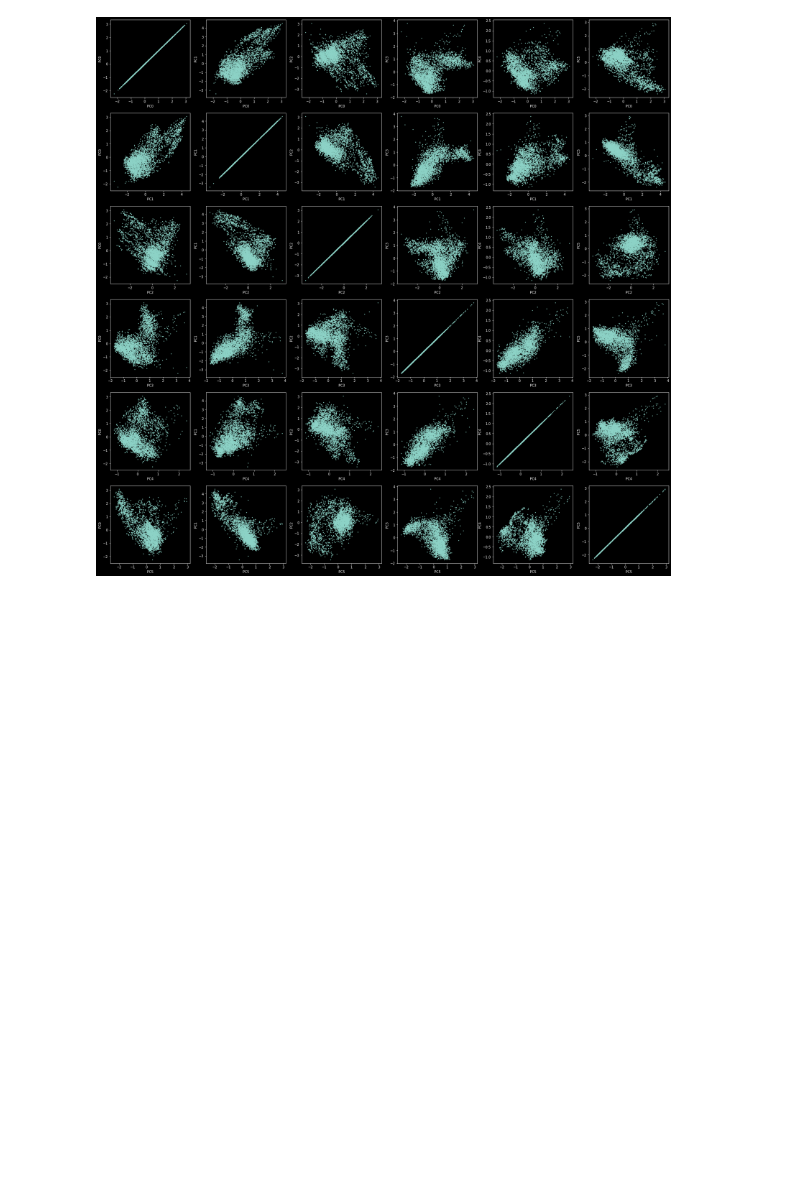
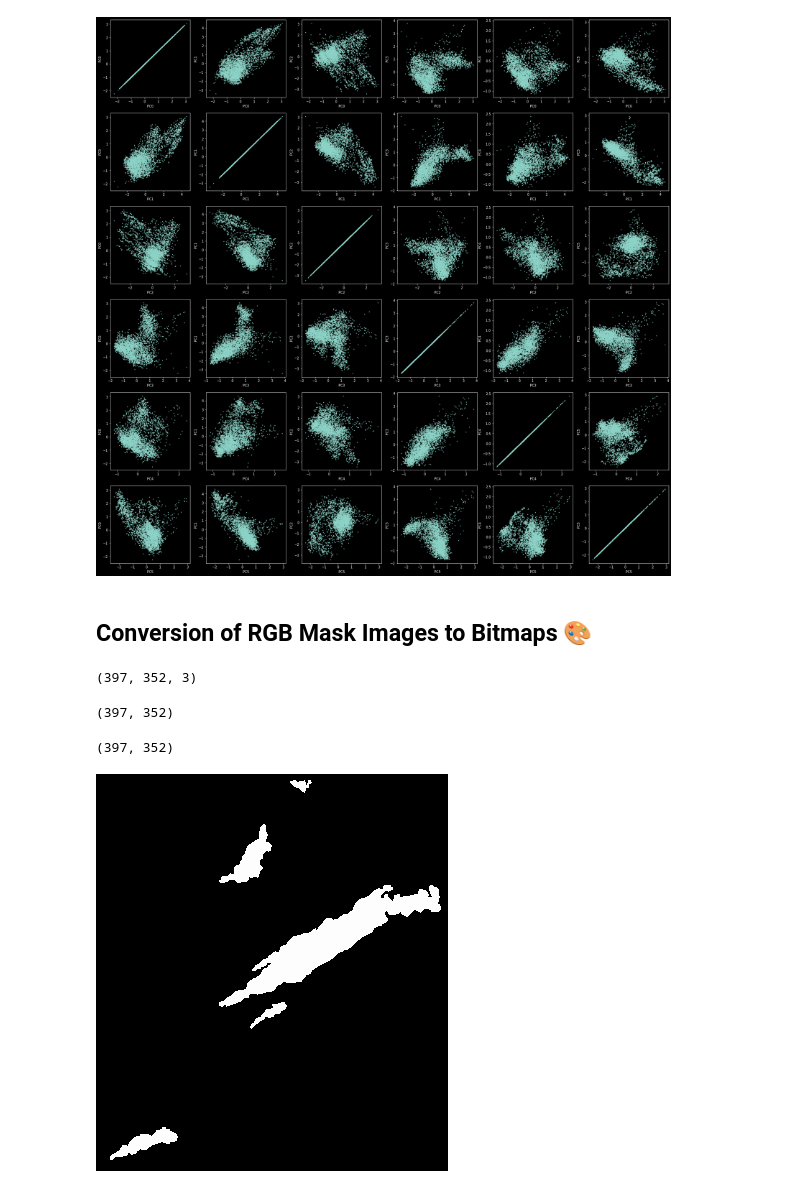
Before and after one commit to tejes16/Smoke-detection-AI, a Jupyter notebook: Copy_of_SmokeDetect_(3).ipynb, the cells around one changed output. Drawn from its saved outputs; the diff is of its cells as text; code cells hidden in the pictures; blank space fills up the shorter version.

```diff
--- a/Copy_of_SmokeDetect_(3).ipynb
+++ b/Copy_of_SmokeDetect_(3).ipynb
@@ -586,3 +781,26 @@ for i in range(0,6):
 plt.show()
 # %% [output]
 [figure]
+# %% [markdown]
+## Conversion of RGB Mask Images to Bitmaps 🎨
+# %%
+Y[0].shape
+# %% [output]
+(397, 352, 3)
+# %%
+r,g,b = np.split(Y[0],3,axis=2)
+r.reshape(list(r.shape)[0],list(r.shape)[1]).shape
+# %% [output]
+(397, 352)
+# %%
+newY = []
+for i in Y:
+  r,g,b = np.split(i,3,axis=2)
+  bitimg = np.add(np.add(r.reshape(list(r.shape)[0],list(r.shape)[1]),g.reshape(list(g.shape)[0],list(g.shape)[1])),b.reshape(list(b.shape)[0],list(b.shape)[1]))
+  newY.append(bitimg)
+# %% [output]
+(397, 352)
+# %%
+Image.fromarray(newY[0]).show()
+# %% [output]
+[figure, added]
```
Also changed, not shown: parts of 48 cells of this notebook.
